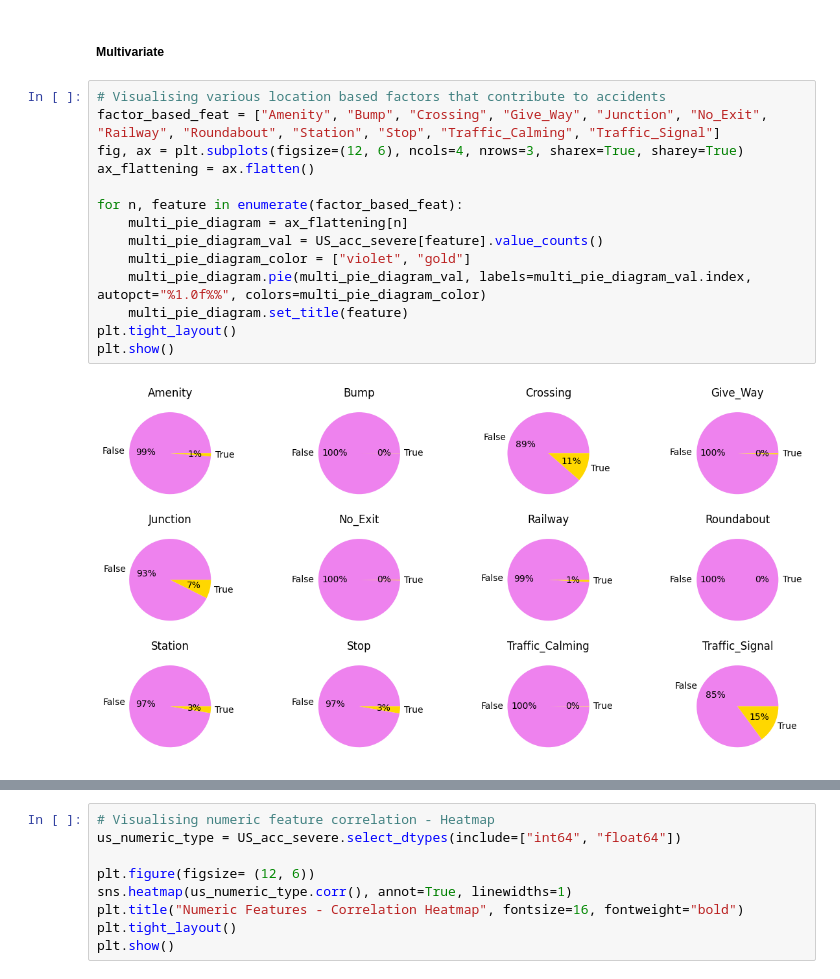
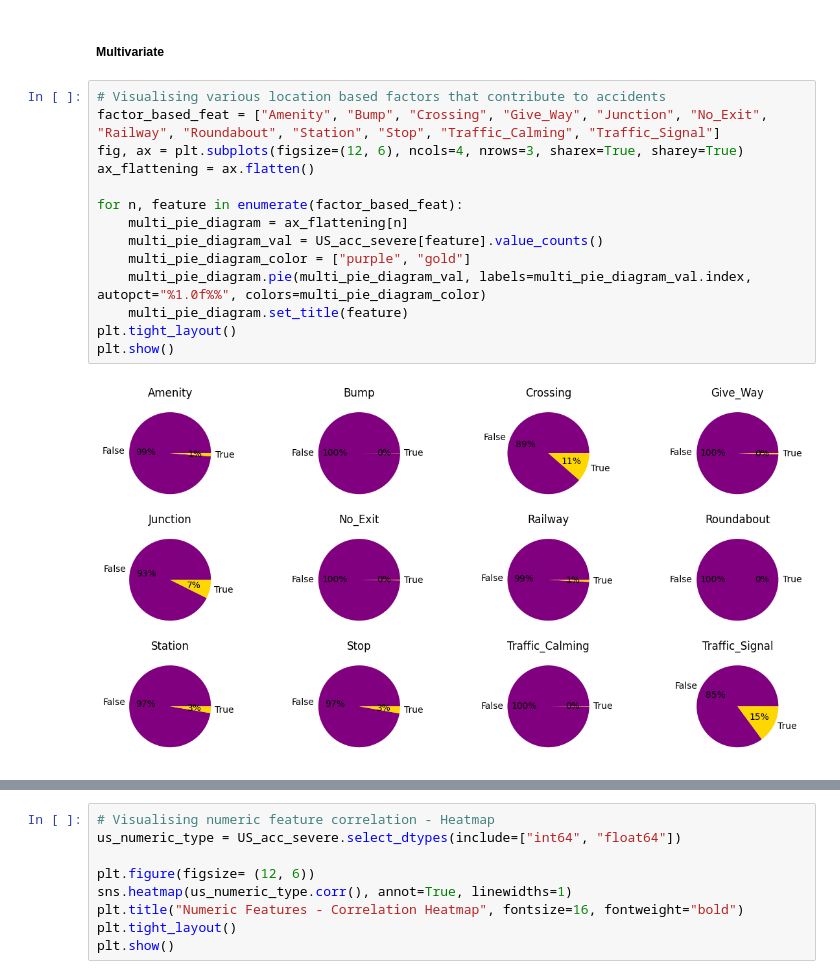
Before and after one commit to johnsonr03/Accident-Severity-Classification, a Jupyter notebook: notebooks/Complete_Artefact.ipynb, the cells around one changed output, grey strips where cells are left out. Cells and saved outputs as stored; diff of their text form.

Commit message:
Editing and Deleting EDA Graphs

```diff
--- a/notebooks/Complete_Artefact.ipynb
+++ b/notebooks/Complete_Artefact.ipynb
@@ -527,19 +472,19 @@ plt.show()
 # %%
 # Visualising various location based factors that contribute to accidents
 factor_based_feat = ["Amenity", "Bump", "Crossing", "Give_Way", "Junction", "No_Exit", "Railway", "Roundabout", "Station", "Stop", "Traffic_Calming", "Traffic_Signal"]
 fig, ax = plt.subplots(figsize=(12, 6), ncols=4, nrows=3, sharex=True, sharey=True)
 ax_flattening = ax.flatten()
 
 for n, feature in enumerate(factor_based_feat):
     multi_pie_diagram = ax_flattening[n]
     multi_pie_diagram_val = US_acc_severe[feature].value_counts()
-    multi_pie_diagram_color = ["violet", "gold"]
+    multi_pie_diagram_color = ["purple", "gold"]
     multi_pie_diagram.pie(multi_pie_diagram_val, labels=multi_pie_diagram_val.index, autopct="%1.0f%%", colors=multi_pie_diagram_color)
     multi_pie_diagram.set_title(feature)
 plt.tight_layout()
 plt.show()
 # %% [output]
-[figure, old version]
+[figure, new version]
 # %%
 # US Map - Accident scatter plot by Start Lng, Start Lat & Severity
 plt.figure(figsize= (12, 6))
```
Also changed, not shown: parts of 35 cells of this notebook.
